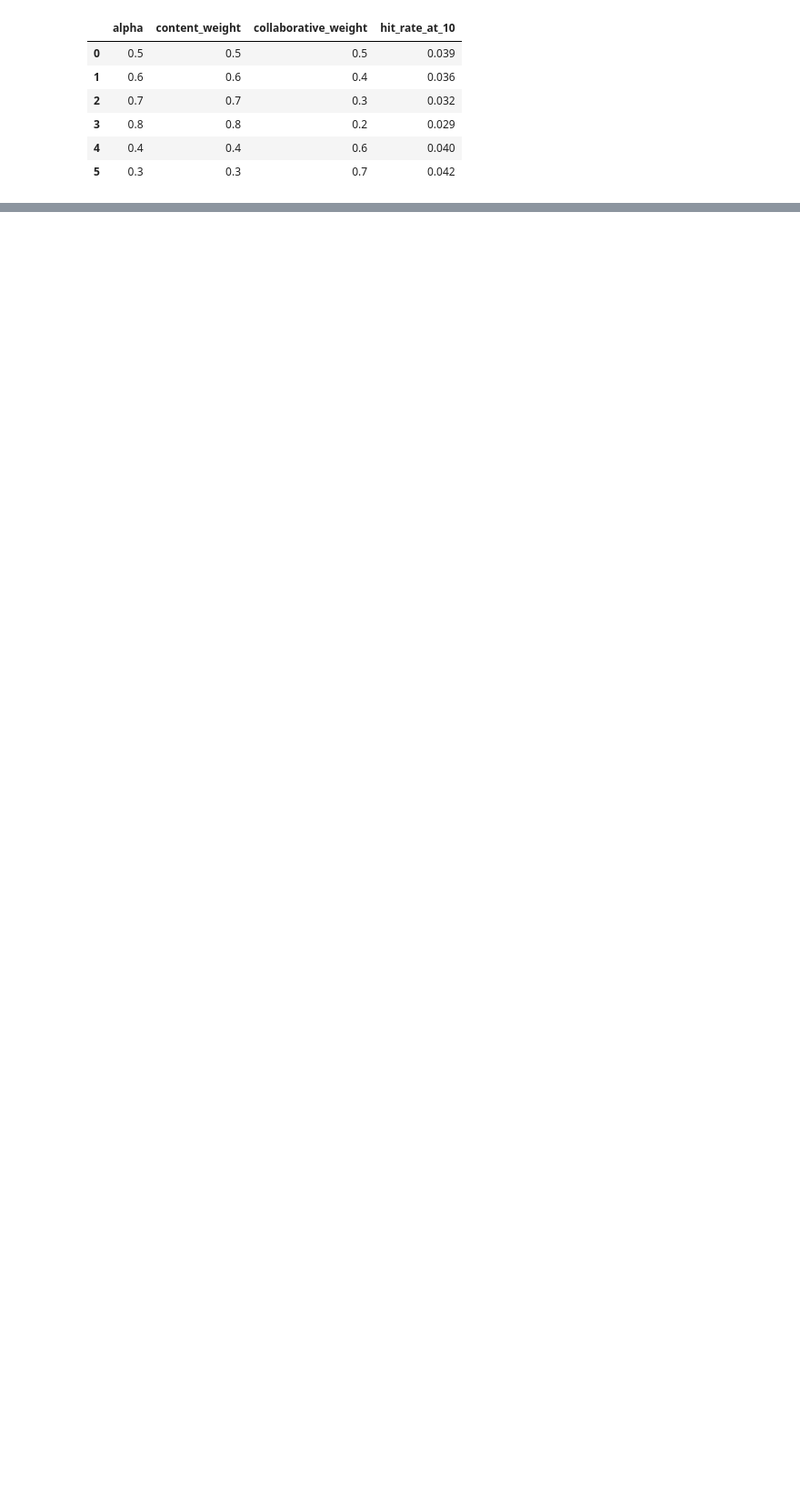
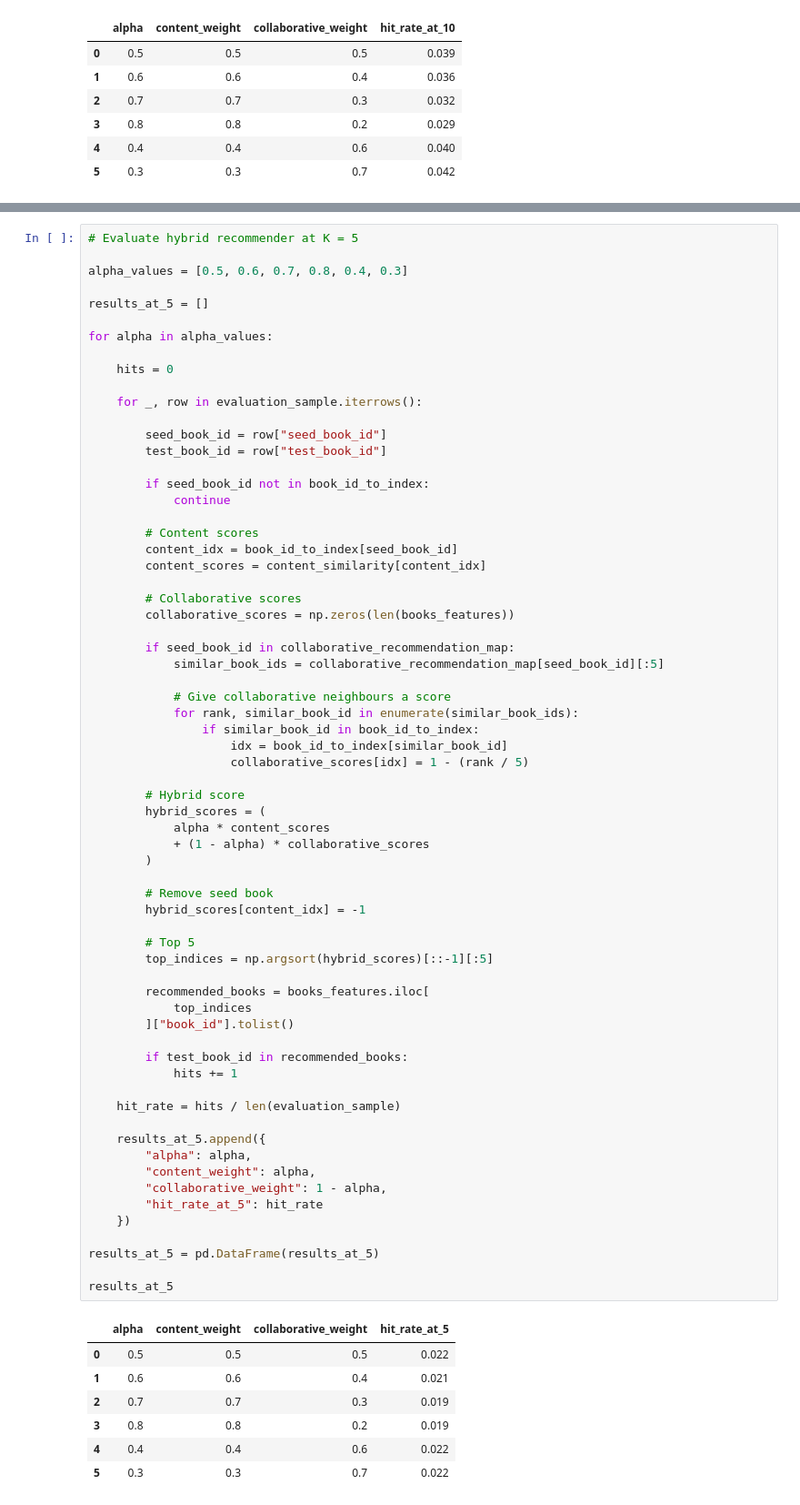
Before and after one commit to Yashi-tech-ai/BookNest, a Jupyter notebook: Notebooks/04_evaluation.ipynb, the cells around one changed output, grey strips where cells are left out. Shown at 91% size. Saved outputs shown, nothing was run; the diff lists cells and outputs as text; blank space fills up the shorter version.

```diff
--- a/Notebooks/04_evaluation.ipynb
+++ b/Notebooks/04_evaluation.ipynb
@@ -789,0 +873,74 @@ hybrid_results_df
+# %%
+# Evaluate hybrid recommender at K = 5
+
+alpha_values = [0.5, 0.6, 0.7, 0.8, 0.4, 0.3]
+
+results_at_5 = []
+
+for alpha in alpha_values:
+
+    hits = 0
+
+    for _, row in evaluation_sample.iterrows():
+
+        seed_book_id = row["seed_book_id"]
+        test_book_id = row["test_book_id"]
+
+        if seed_book_id not in book_id_to_index:
+            continue
+
+        # Content scores
+        content_idx = book_id_to_index[seed_book_id]
+        content_scores = content_similarity[content_idx]
+
+        # Collaborative scores
+        collaborative_scores = np.zeros(len(books_features))
+
+        if seed_book_id in collaborative_recommendation_map:
+            similar_book_ids = collaborative_recommendation_map[seed_book_id][:5]
+
+            # Give collaborative neighbours a score
+            for rank, similar_book_id in enumerate(similar_book_ids):
+                if similar_book_id in book_id_to_index:
+                    idx = book_id_to_index[similar_book_id]
+                    collaborative_scores[idx] = 1 - (rank / 5)
+
+        # Hybrid score
+        hybrid_scores = (
+            alpha * content_scores
+            + (1 - alpha) * collaborative_scores
+        )
+
+        # Remove seed book
+        hybrid_scores[content_idx] = -1
+
+        # Top 5
+        top_indices = np.argsort(hybrid_scores)[::-1][:5]
+
+        recommended_books = books_features.iloc[
+            top_indices
+        ]["book_id"].tolist()
+
+        if test_book_id in recommended_books:
+            hits += 1
+
+    hit_rate = hits / len(evaluation_sample)
+
+    results_at_5.append({
+        "alpha": alpha,
+        "content_weight": alpha,
+        "collaborative_weight": 1 - alpha,
+        "hit_rate_at_5": hit_rate
+    })
+
+results_at_5 = pd.DataFrame(results_at_5)
+
+results_at_5
+# %% [output]
+|  | alpha | content_weight | collaborative_weight | hit_rate_at_5 |
+| 0 | 0.5 | 0.5 | 0.5 | 0.022 |
+| 1 | 0.6 | 0.6 | 0.4 | 0.021 |
+| 2 | 0.7 | 0.7 | 0.3 | 0.019 |
+| 3 | 0.8 | 0.8 | 0.2 | 0.019 |
+| 4 | 0.4 | 0.4 | 0.6 | 0.022 |
+| 5 | 0.3 | 0.3 | 0.7 | 0.022 |
```
Also changed, not shown: parts of 2 cells of this notebook.
